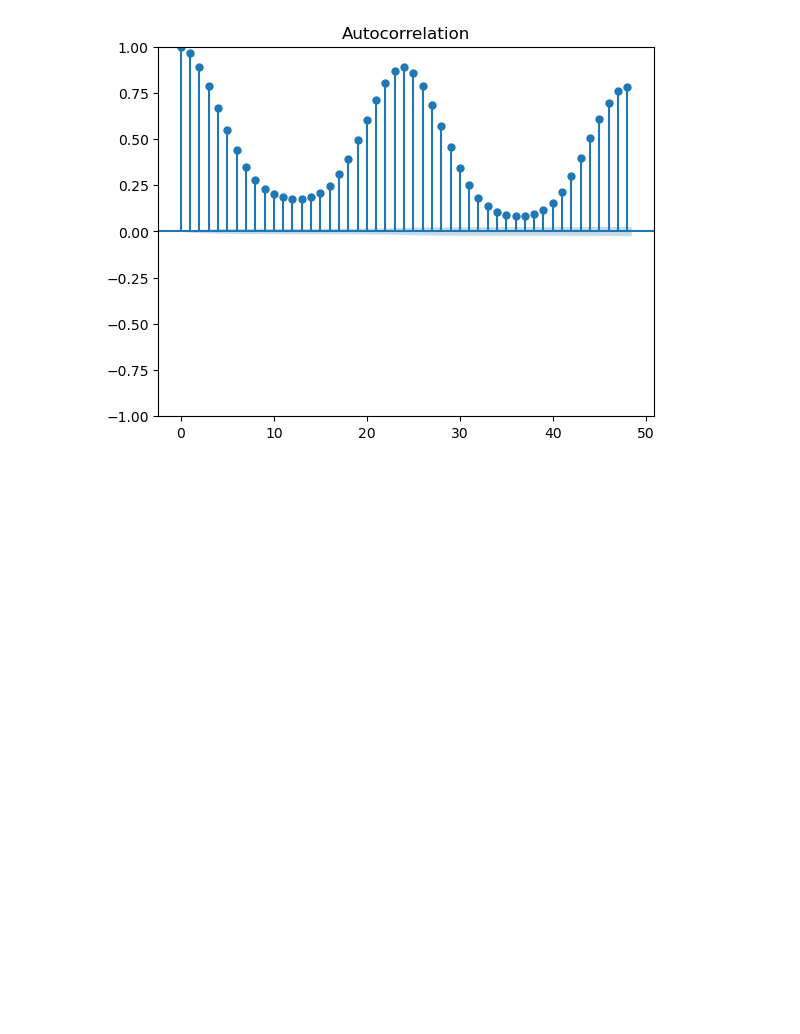
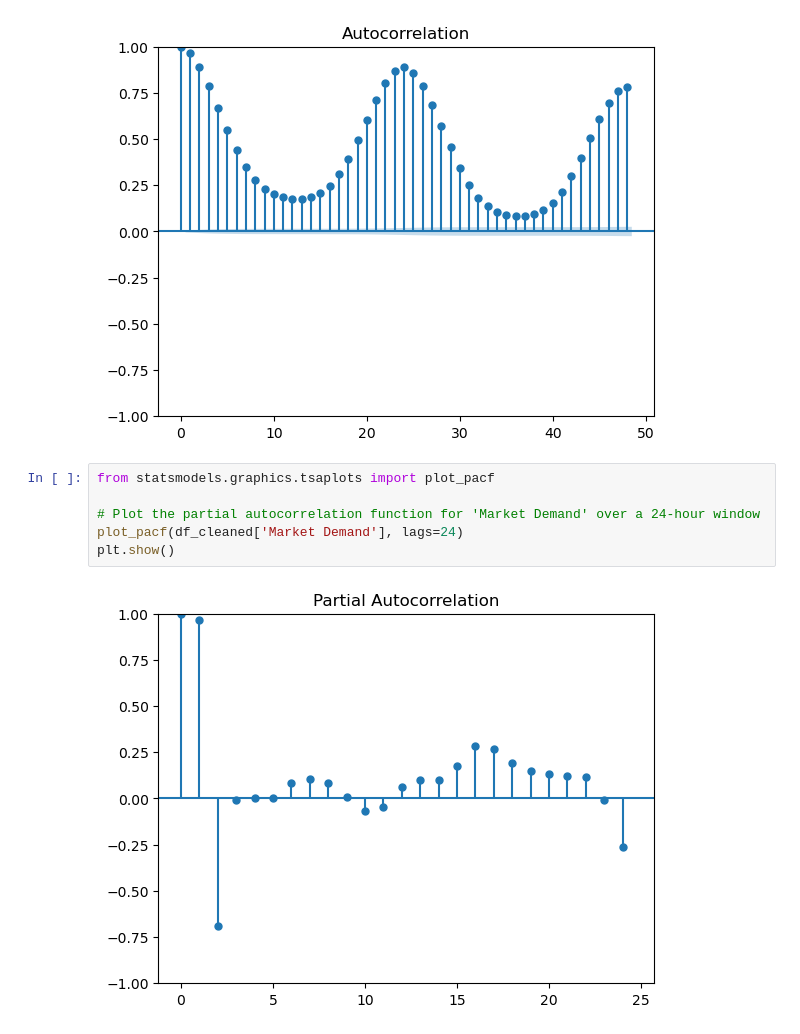
Before and after one commit to jordanbell2357/IESO, a Jupyter notebook: IESO.ipynb, the cells around one changed output. Drawn from its saved outputs; the diff is of its cells as text; blank space fills up the shorter version.

```diff
--- a/IESO.ipynb
+++ b/IESO.ipynb
@@ -107,3 +108,11 @@ plot_acf(df_cleaned['Market Demand'], lags=48)
 plt.show()
 # %% [output]
 [figure]
+# %%
+from statsmodels.graphics.tsaplots import plot_pacf
+
+# Plot the partial autocorrelation function for 'Market Demand' over a 24-hour window
+plot_pacf(df_cleaned['Market Demand'], lags=24)
+plt.show()
+# %% [output]
+[figure, added]
```
Also changed, not shown: parts of 3 cells of this notebook.
